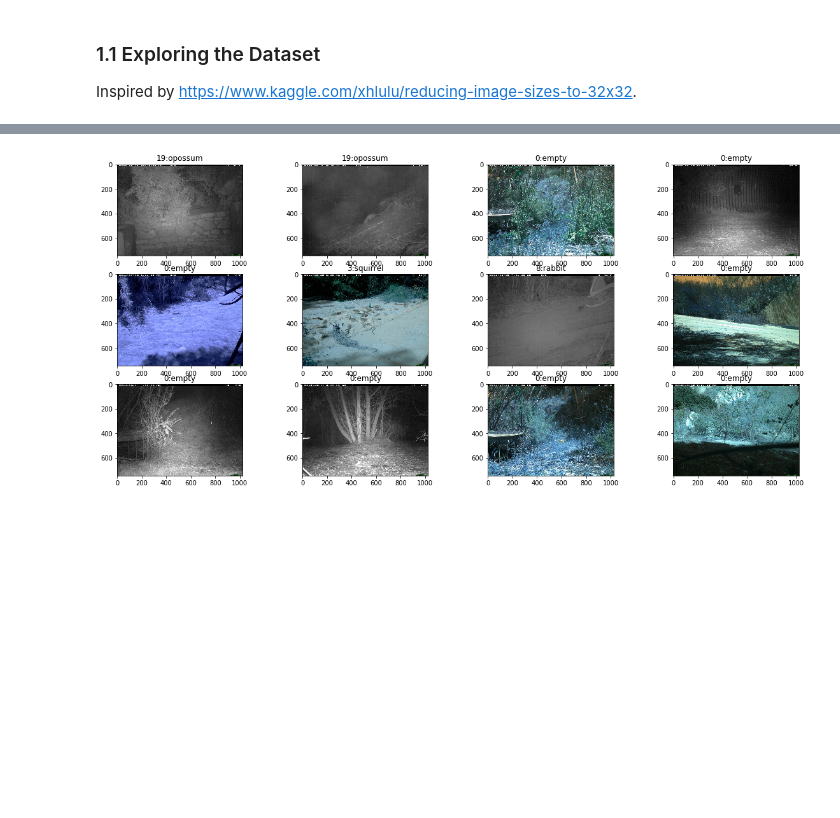
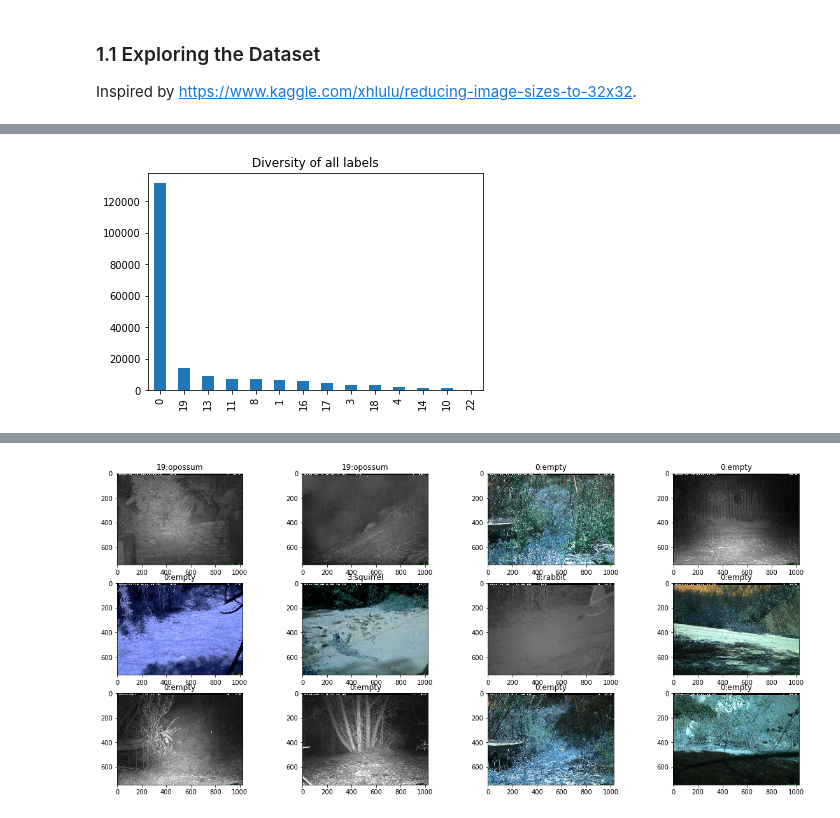
Before and after one commit to letsirk/dl-project, a Jupyter notebook: darknet-53-iwildcam-2019.ipynb, the cells around one changed output, grey strips where cells are left out. Cells and saved outputs as stored; diff of their text form; code cells hidden in the pictures; blank space fills up the shorter version.

```diff
--- a/darknet-53-iwildcam-2019.ipynb
+++ b/darknet-53-iwildcam-2019.ipynb
@@ -46,4 +46,9 @@ df_data.head()
 | 2 | 0 | 2014-05-11 11:56:46 | 59279ce3-23d2-11e8-a6a3-ec086b026... | 1 | 59279ce3-23d2-11e8-a6a3-ec086b02610b | 96 | Erin Boydston | 6faa92d1-5567-11e8-b1ae-dca9047ef277 | ... |
 | 3 | 0 | 2013-10-06 02:00:00 | 5a2af4ab-23d2-11e8-a6a3-ec086b026... | 1 | 5a2af4ab-23d2-11e8-a6a3-ec086b02610b | 57 | Erin Boydston | 6f7d4702-5567-11e8-9e03-dca9047ef277 | ... |
 | 4 | 0 | 2011-07-12 13:11:16 | 599fbd89-23d2-11e8-a6a3-ec086b026... | 3 | 599fbd89-23d2-11e8-a6a3-ec086b02610b | 46 | Justin Brown | 6f1728a1-5567-11e8-9be7-dca9047ef277 | ... |
+# %%
+class_spread = df_data['category_id'].value_counts().plot(kind='bar', title='Diversity of all labels')
+class_spread.get_figure().savefig("class-spread1.jpg")
+# %% [output]
+[figure, added]
 # %%
```
Also changed, not shown: parts of 2 cells of this notebook, 5 other files.
